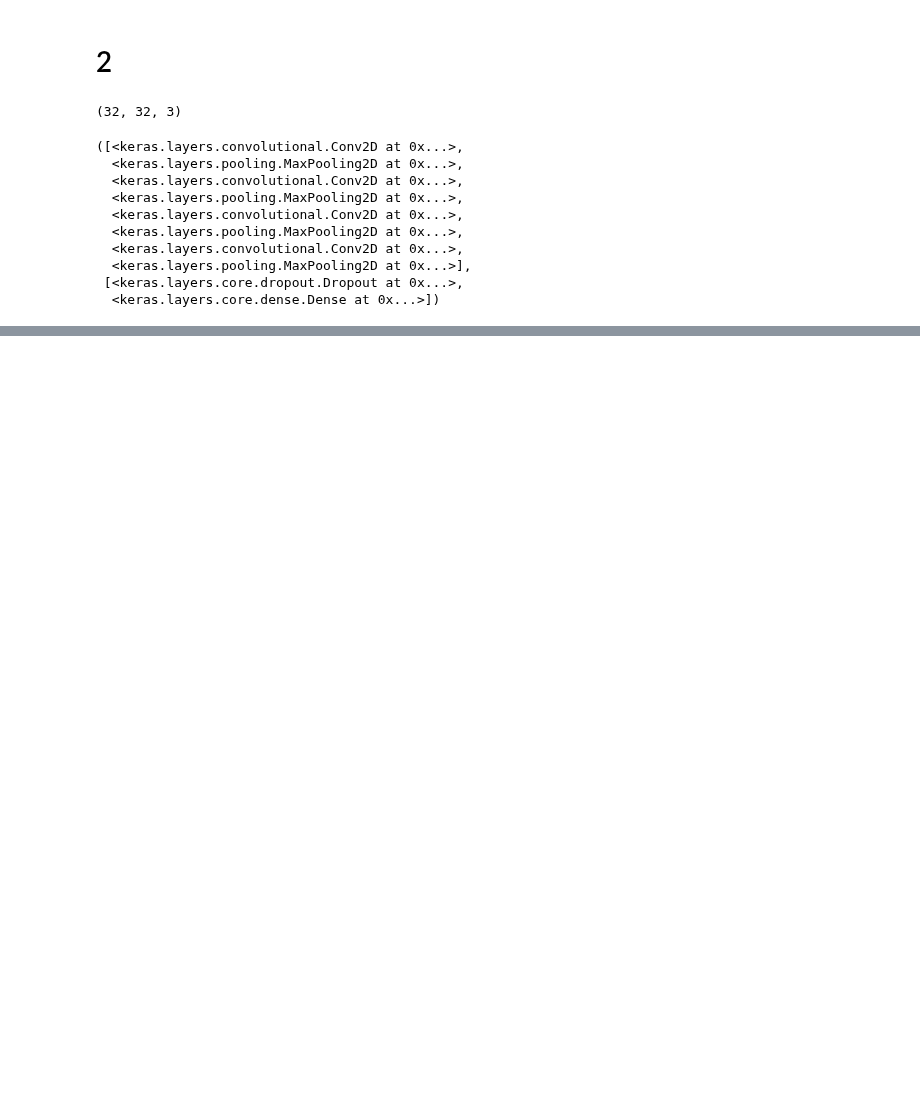
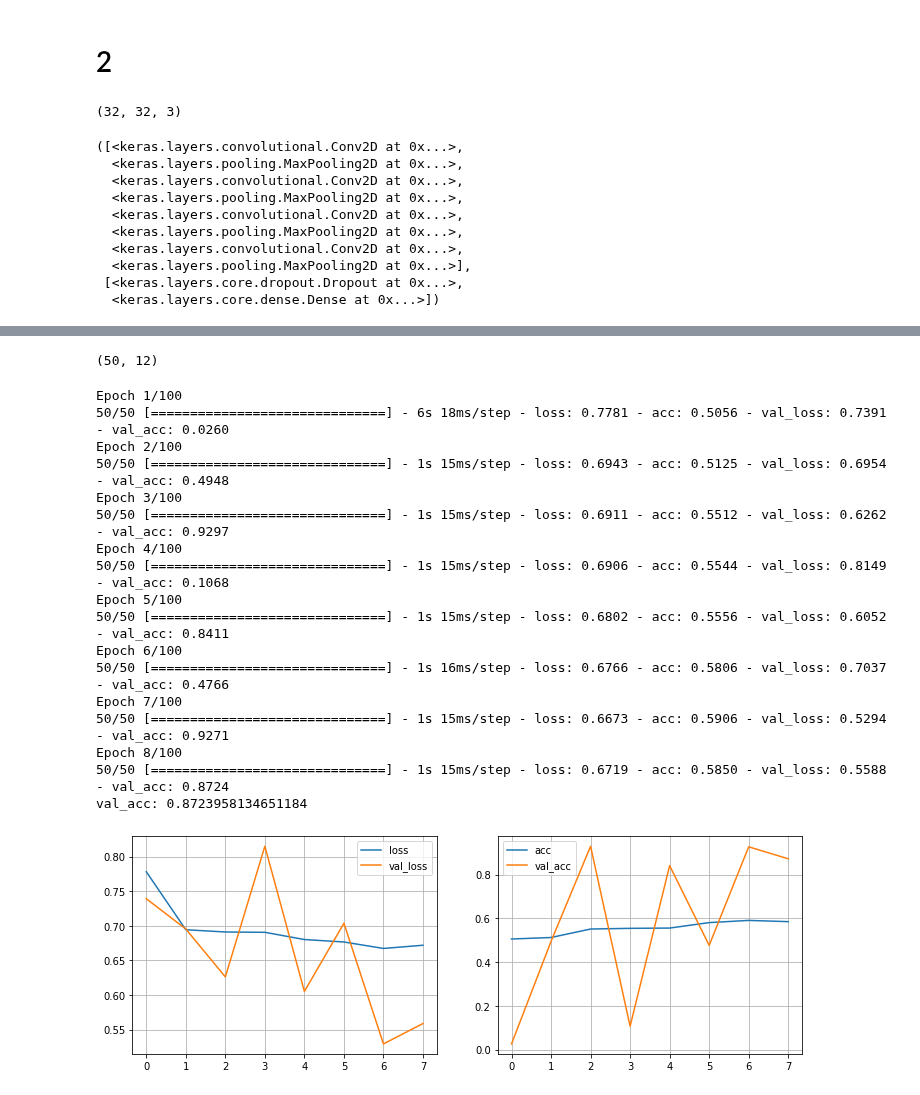
Before and after one commit to felix-tjernberg/ai21-deep-learning, a Jupyter notebook: lab/2_train_models.ipynb, the cells around one changed output, grey strips where cells are left out. Saved outputs shown, nothing was run; the diff lists cells and outputs as text; code cells hidden in the pictures; blank space fills up the shorter version.

```diff
--- a/lab/2_train_models.ipynb
+++ b/lab/2_train_models.ipynb
@@ -76,3 +77,42 @@ Total params: 504,001
 Trainable params: 504,001
 Non-trainable params: 0
 _________________________________________________________________
+# %%
+early_stopper = EarlyStopping(monitor='val_acc', mode='max', patience=5, restore_best_weights=True)
+steps_per_epoch =  int(len(X_train)/32)
+validation_steps =  int(len(X_val)/32)
+steps_per_epoch, validation_steps
+# %% [output]
+(50, 12)
+# %%
+def fit_then_evaluate_model(model):
+    model.fit(
+        train_val_generator,
+        steps_per_epoch=steps_per_epoch,
+        epochs=100,
+        callbacks=[early_stopper],
+        validation_data=val_generator,
+        validation_steps=validation_steps,
+    )
+    plot_and_print_model_metrics(model)
+
+fit_then_evaluate_model(model_1)
+# %% [output]
+Epoch 1/100
+50/50 [==============================] - 6s 18ms/step - loss: 0.7781 - acc: 0.5056 - val_loss: 0.7391 - val_acc: 0.0260
+Epoch 2/100
+50/50 [==============================] - 1s 15ms/step - loss: 0.6943 - acc: 0.5125 - val_loss: 0.6954 - val_acc: 0.4948
+Epoch 3/100
+50/50 [==============================] - 1s 15ms/step - loss: 0.6911 - acc: 0.5512 - val_loss: 0.6262 - val_acc: 0.9297
+Epoch 4/100
+50/50 [==============================] - 1s 15ms/step - loss: 0.6906 - acc: 0.5544 - val_loss: 0.8149 - val_acc: 0.1068
+Epoch 5/100
+50/50 [==============================] - 1s 15ms/step - loss: 0.6802 - acc: 0.5556 - val_loss: 0.6052 - val_acc: 0.8411
+Epoch 6/100
+50/50 [==============================] - 1s 16ms/step - loss: 0.6766 - acc: 0.5806 - val_loss: 0.7037 - val_acc: 0.4766
+Epoch 7/100
+50/50 [==============================] - 1s 15ms/step - loss: 0.6673 - acc: 0.5906 - val_loss: 0.5294 - val_acc: 0.9271
+Epoch 8/100
+50/50 [==============================] - 1s 15ms/step - loss: 0.6719 - acc: 0.5850 - val_loss: 0.5588 - val_acc: 0.8724
+val_acc: 0.8723958134651184
+[figure, added]
```
Also changed, not shown: parts of 2 cells of this notebook, 1 other file.
